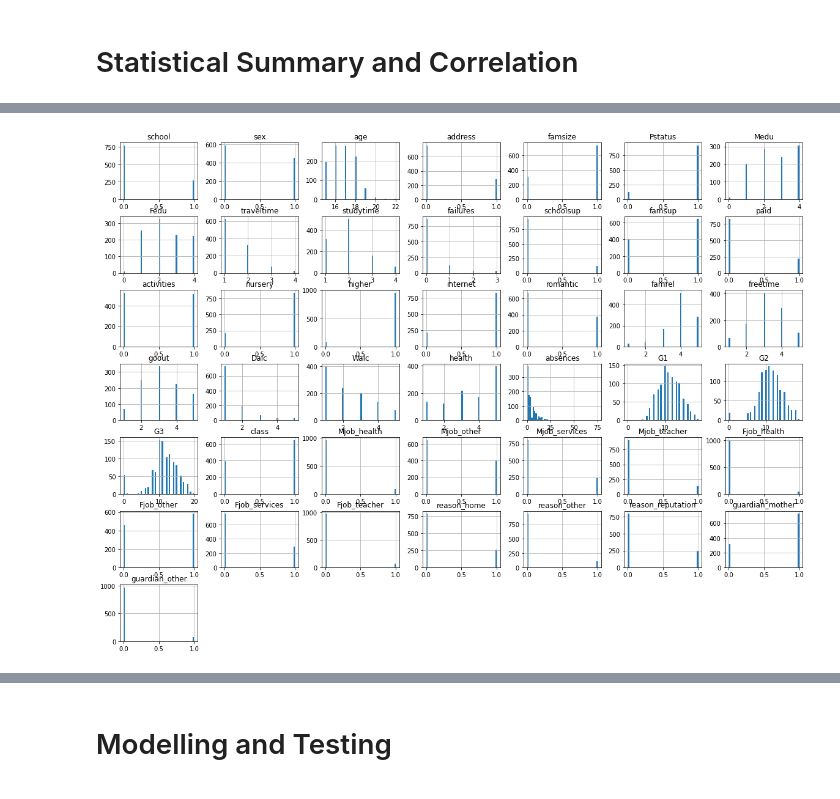
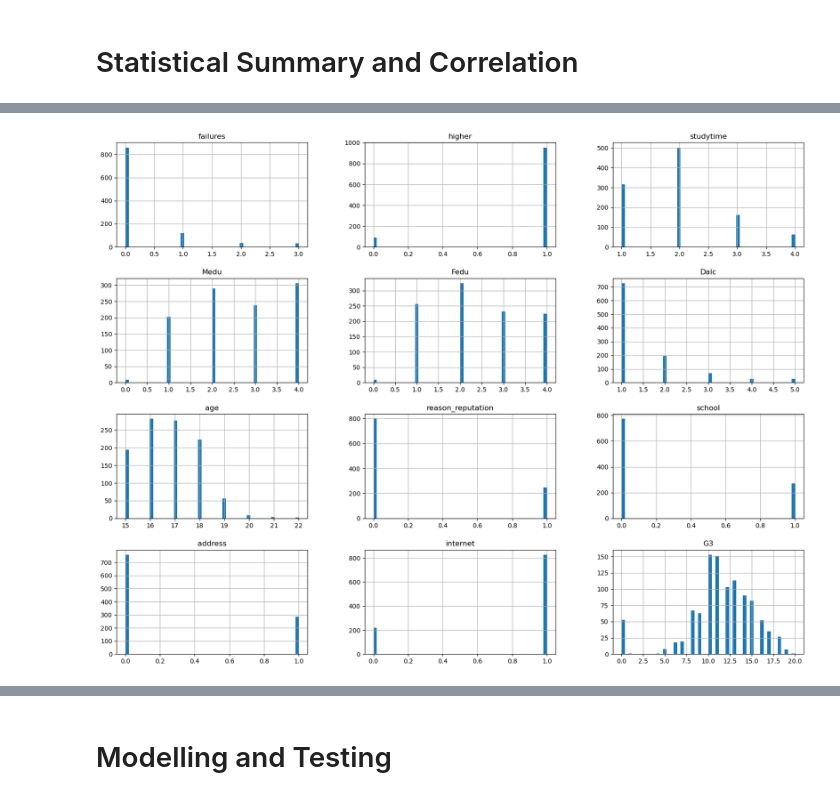
Before and after one commit to DuplexCard/F20DL-Natalia-G4, a Jupyter notebook: lab5.ipynb, the cells around one changed output, grey strips where cells are left out. Drawn from its saved outputs; the diff is of its cells as text; code cells hidden in the pictures.

```diff
--- a/lab5.ipynb
+++ b/lab5.ipynb
@@ -51,7 +51,7 @@ import matplotlib.pyplot as plt
 import seaborn as sns
 import sklearn
 # %%
-df = pd.read_csv("Data/processed_data.csv")
+df3 = pd.read_csv("Data/data3.csv")
 df4 = pd.read_csv("Data/data4.csv")
 # %% [markdown]
 # Statistical Summary and Correlation
@@ -83,9 +70,9 @@ df4.describe()
 # %%
-df.hist(bins=50, figsize=(20,15))
+df3.hist(bins=50, figsize=(20,15))
 plt.show()
 df4.hist(bins=50, figsize=(20,15))
 plt.show()
 # %% [output]
-[figure, old version]
+[figure, new version]
 [figure]
 # %%
```
Also changed, not shown: parts of 8 cells of this notebook.
